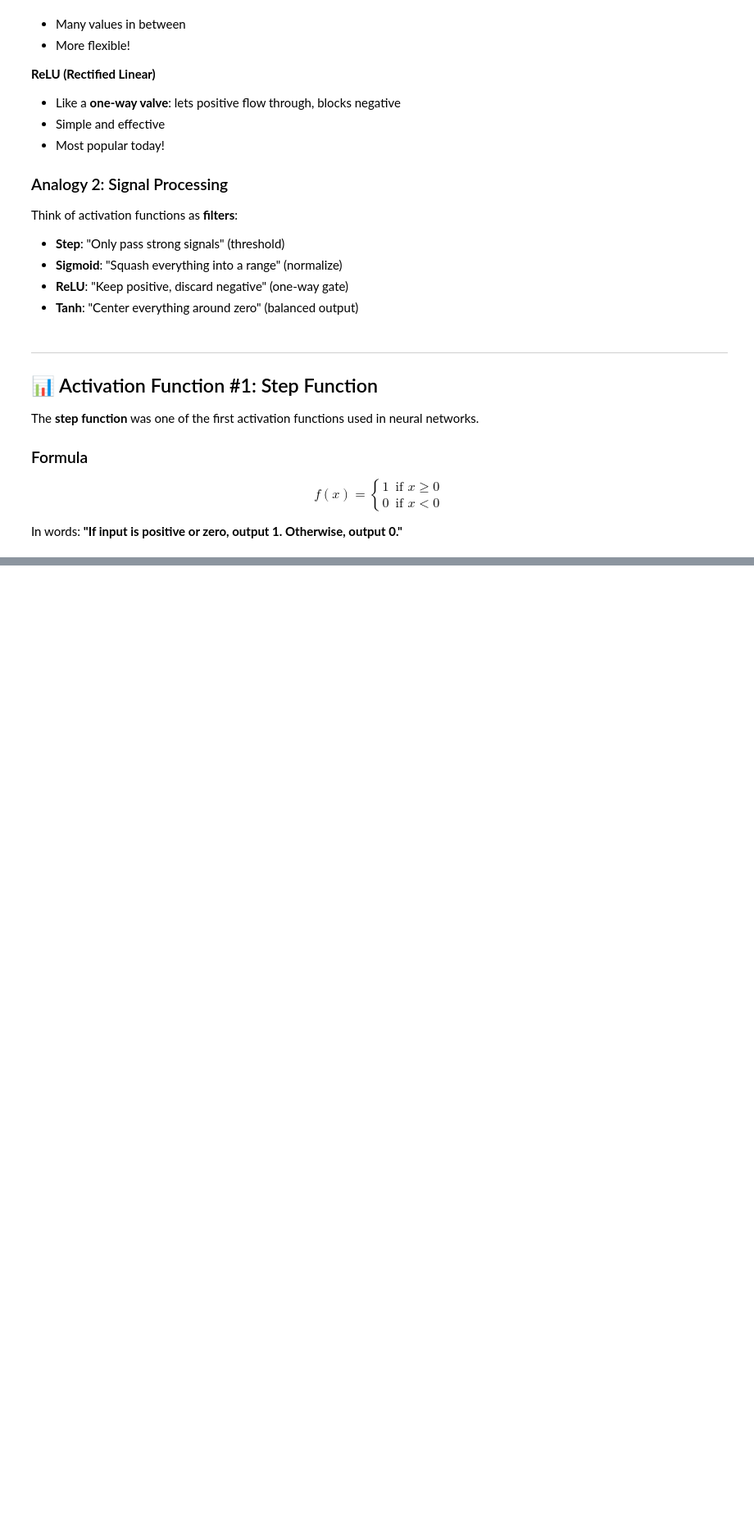
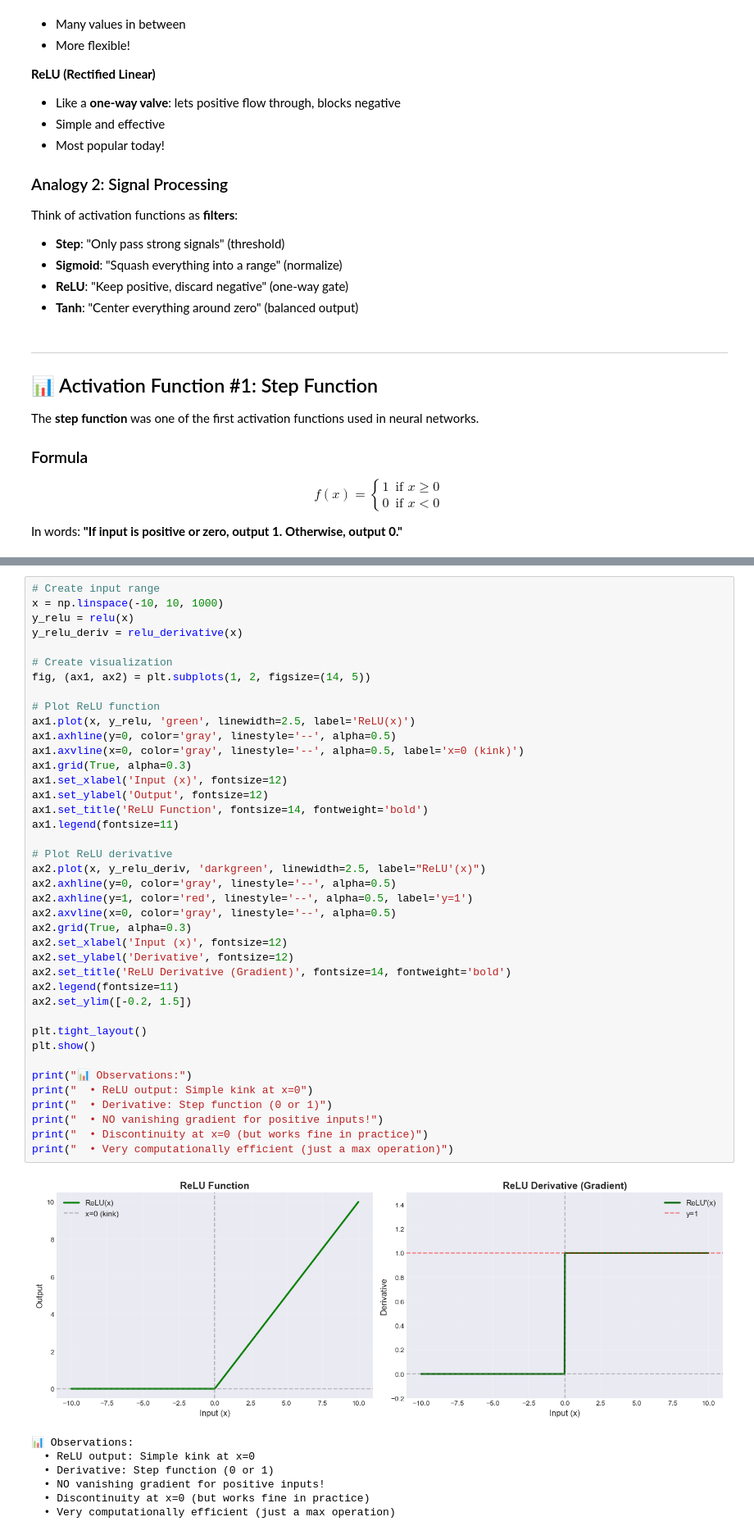
Before and after one commit to brucelee2077/applied-ai-research, a Jupyter notebook: 00-neural-networks/fundamentals/03_activation_functions.ipynb, the cells around one changed output, grey strips where cells are left out. Shown: that part at 82% size. Saved outputs shown, nothing was run; the diff lists cells and outputs as text; blank space fills up the shorter version.

```diff
--- a/00-neural-networks/fundamentals/03_activation_functions.ipynb
+++ b/00-neural-networks/fundamentals/03_activation_functions.ipynb
@@ -261,0 +601,48 @@ In the next notebook, you'll learn how to combine multiple neurons into **layers
+# %%
+# Create input range
+x = np.linspace(-10, 10, 1000)
+y_relu = relu(x)
+y_relu_deriv = relu_derivative(x)
+
+# Create visualization
+fig, (ax1, ax2) = plt.subplots(1, 2, figsize=(14, 5))
+
+# Plot ReLU function
+ax1.plot(x, y_relu, 'green', linewidth=2.5, label='ReLU(x)')
+ax1.axhline(y=0, color='gray', linestyle='--', alpha=0.5)
+ax1.axvline(x=0, color='gray', linestyle='--', alpha=0.5, label='x=0 (kink)')
+ax1.grid(True, alpha=0.3)
+ax1.set_xlabel('Input (x)', fontsize=12)
+ax1.set_ylabel('Output', fontsize=12)
+ax1.set_title('ReLU Function', fontsize=14, fontweight='bold')
+ax1.legend(fontsize=11)
+
+# Plot ReLU derivative
+ax2.plot(x, y_relu_deriv, 'darkgreen', linewidth=2.5, label="ReLU'(x)")
+ax2.axhline(y=0, color='gray', linestyle='--', alpha=0.5)
+ax2.axhline(y=1, color='red', linestyle='--', alpha=0.5, label='y=1')
+ax2.axvline(x=0, color='gray', linestyle='--', alpha=0.5)
+ax2.grid(True, alpha=0.3)
+ax2.set_xlabel('Input (x)', fontsize=12)
+ax2.set_ylabel('Derivative', fontsize=12)
+ax2.set_title('ReLU Derivative (Gradient)', fontsize=14, fontweight='bold')
+ax2.legend(fontsize=11)
+ax2.set_ylim([-0.2, 1.5])
+
+plt.tight_layout()
+plt.show()
+
+print("📊 Observations:")
+print("  • ReLU output: Simple kink at x=0")
+print("  • Derivative: Step function (0 or 1)")
+print("  • NO vanishing gradient for positive inputs!")
+print("  • Discontinuity at x=0 (but works fine in practice)")
+print("  • Very computationally efficient (just a max operation)")
+# %% [output]
+[figure, added]
+📊 Observations:
+  • ReLU output: Simple kink at x=0
+  • Derivative: Step function (0 or 1)
+  • NO vanishing gradient for positive inputs!
+  • Discontinuity at x=0 (but works fine in practice)
+  • Very computationally efficient (just a max operation)
```
Also changed, not shown: parts of 34 cells of this notebook, 1 other file.
